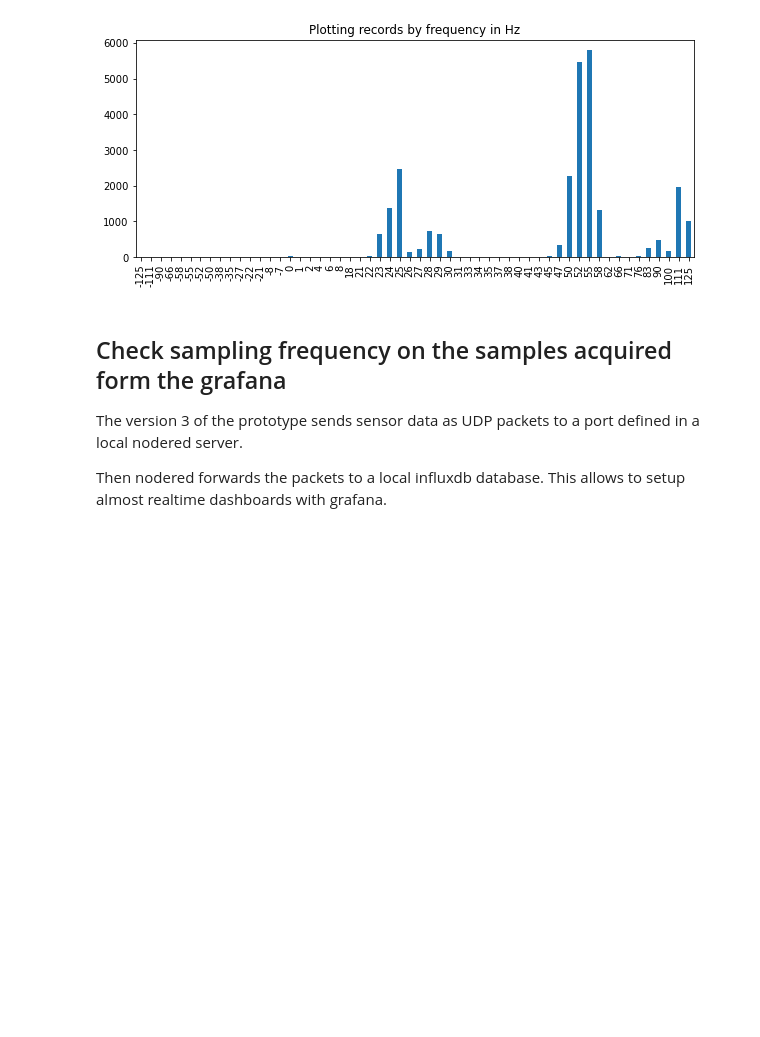
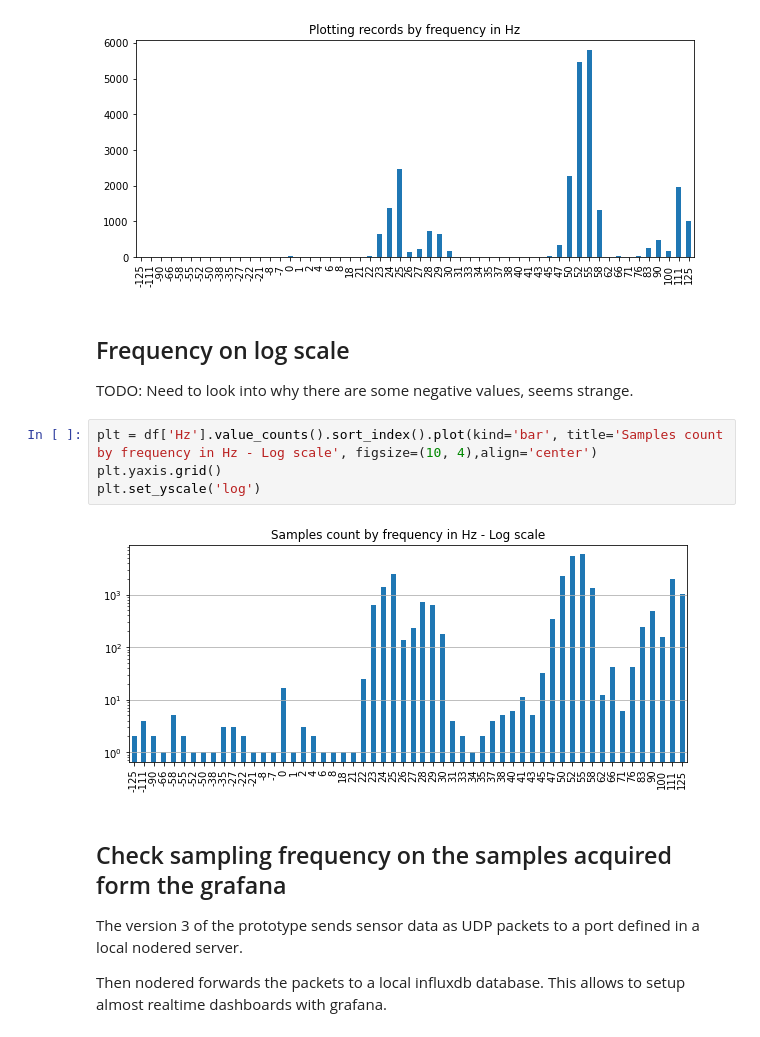
Before and after one commit to nikitaignatov/kettlebox, a Jupyter notebook: ml/kettlebell_tensorflow_mode.ipynb, the cells around one changed output. Cells and saved outputs as stored; diff of their text form; blank space fills up the shorter version.

```diff
--- a/ml/kettlebell_tensorflow_mode.ipynb
+++ b/ml/kettlebell_tensorflow_mode.ipynb
@@ -208,6 +208,15 @@ df['Hz'].value_counts().sort_index().plot(kind='bar', title='Plotting records by
 # %% [output]
 <matplotlib.axes._subplots.AxesSubplot at 0x...>
 [figure]
+# %% [markdown]
+## Frequency on log scale
+TODO: Need to look into why there are some negative values, seems strange.
+# %%
+plt = df['Hz'].value_counts().sort_index().plot(kind='bar', title='Samples count by frequency in Hz - Log scale', figsize=(10, 4),align='center')
+plt.yaxis.grid()
+plt.set_yscale('log')
+# %% [output]
+[figure, added]
 # %% [markdown]
 ## Check sampling frequency on the samples acquired form the grafana
 The version 3 of the prototype sends sensor data as UDP packets to a port defined in a local nodered server.
```
Also changed, not shown: parts of 1 cell of this notebook.
